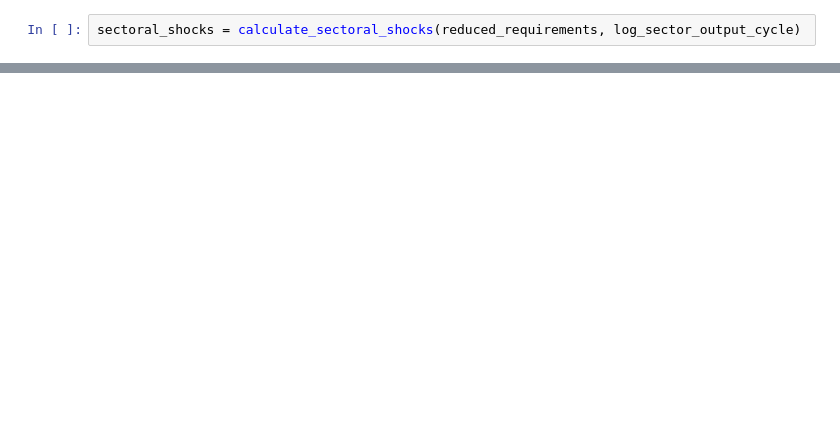
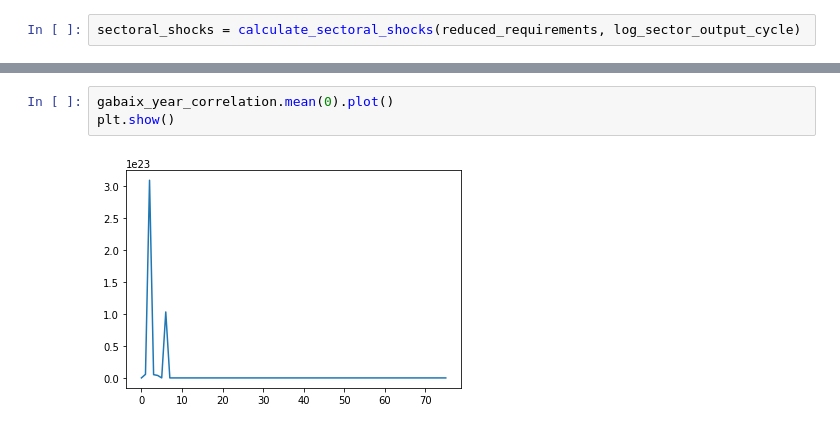
Before and after one commit to AshokRao95/network_volatility, a Jupyter notebook: svd_io.ipynb, the cells around one changed output, grey strips where cells are left out. Drawn from its saved outputs; the diff is of its cells as text; blank space fills up the shorter version.

```diff
--- a/svd_io.ipynb
+++ b/svd_io.ipynb
@@ -151,0 +202,5 @@ plt.show()
+# %%
+gabaix_year_correlation.mean(0).plot()
+plt.show()
+# %% [output]
+[figure, added]
```
Also changed, not shown: parts of 12 cells of this notebook.
